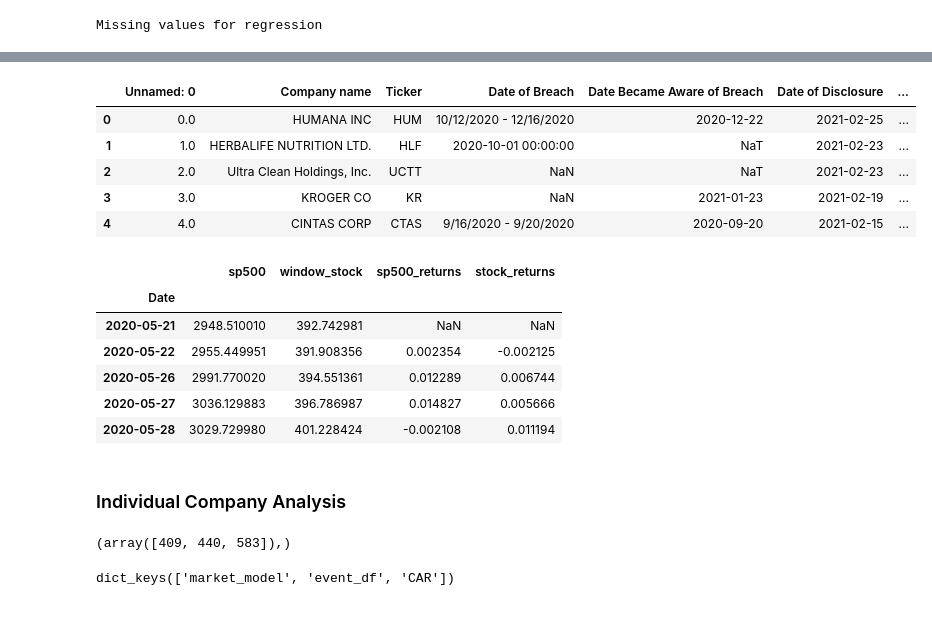
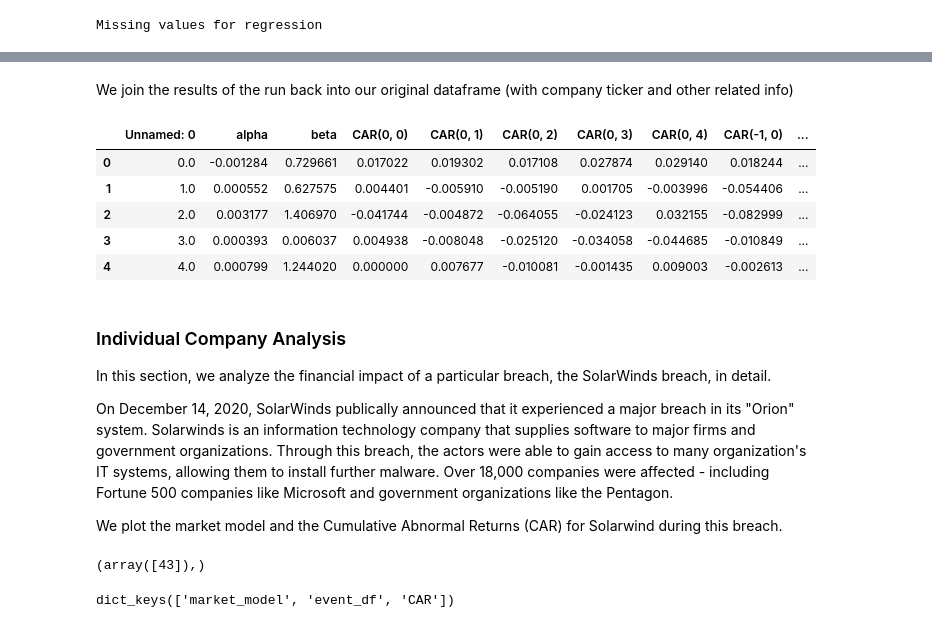
Before and after one commit to Zeyuzhao/BreachPrice, a Jupyter notebook: notebooks/z_model.ipynb, the cells around one changed output, grey strips where cells are left out. Saved outputs shown, nothing was run; the diff lists cells and outputs as text; code cells hidden in the pictures.

```diff
--- a/notebooks/z_model.ipynb
+++ b/notebooks/z_model.ipynb
@@ -379,30 +392,36 @@ result_df = df.copy()
+# %%
+data_df = pd.read_csv("../data/stock_indicators.csv")
+# %%
+df = pd.read_csv("../data/car_window_multi.csv")
+# %% [markdown]
+We join the results of the run back into our original dataframe (with company ticker and other related info)
 # %%
-pd.concat((result_df, data_df), axis=1).head()
+df = pd.concat((df, data_df), axis=1)
+df.head()
 # %% [output]
-|  | Unnamed: 0 | Company name | Ticker | Date of Breach | Date Became Aware of Breach | Date of Disclosure | ... |
-| 0 | 0.0 | HUMANA INC | HUM | 10/12/2020 - 12/16/2020 | 2020-12-22 | 2021-02-25 | ... |
-| 1 | 1.0 | HERBALIFE NUTRITION LTD. | HLF | 2020-10-01 00:00:00 | NaT | 2021-02-23 | ... |
-| 2 | 2.0 | Ultra Clean Holdings, Inc. | UCTT | NaN | NaT | 2021-02-23 | ... |
-| 3 | 3.0 | KROGER CO | KR | NaN | 2021-01-23 | 2021-02-19 | ... |
-| 4 | 4.0 | CINTAS CORP | CTAS | 9/16/2020 - 9/20/2020 | 2020-09-20 | 2021-02-15 | ... |
+|  | Unnamed: 0 | alpha | beta | CAR(0, 0) | CAR(0, 1) | CAR(0, 2) | CAR(0, 3) | CAR(0, 4) | CAR(-1, 0) | ... |
+| 0 | 0.0 | -0.001284 | 0.729661 | 0.017022 | 0.019302 | 0.017108 | 0.027874 | 0.029140 | 0.018244 | ... |
+| 1 | 1.0 | 0.000552 | 0.627575 | 0.004401 | -0.005910 | -0.005190 | 0.001705 | -0.003996 | -0.054406 | ... |
+| 2 | 2.0 | 0.003177 | 1.406970 | -0.041744 | -0.004872 | -0.064055 | -0.024123 | 0.032155 | -0.082999 | ... |
+| 3 | 3.0 | 0.000393 | 0.006037 | 0.004938 | -0.008048 | -0.025120 | -0.034058 | -0.044685 | -0.010849 | ... |
+| 4 | 4.0 | 0.000799 | 1.244020 | 0.000000 | 0.007677 | -0.010081 | -0.001435 | 0.009003 | -0.002613 | ... |
-# %%
-.head()
-# %% [output]
-|  | sp500 | window_stock | sp500_returns | stock_returns |
-| Date |  |  |  |  |
-| 2020-05-21 | 2948.510010 | 392.742981 | NaN | NaN |
-| 2020-05-22 | 2955.449951 | 391.908356 | 0.002354 | -0.002125 |
-| 2020-05-26 | 2991.770020 | 394.551361 | 0.012289 | 0.006744 |
-| 2020-05-27 | 3036.129883 | 396.786987 | 0.014827 | 0.005666 |
-| 2020-05-28 | 3029.729980 | 401.228424 | -0.002108 | 0.011194 |
-# %% [markdown]
-### Individual Company Analysis
+# %% [markdown]
+### Individual Company Analysis
+
+In this section, we analyze the financial impact of a particular breach, the SolarWinds breach, in detail.
+
+On December 14, 2020, SolarWinds publically announced that it experienced a major breach in its "Orion" system. Solarwinds is an information technology company that supplies software to major firms and government organizations. Through this breach, the actors were able to gain access to many organization's IT systems, allowing them to install further malware. Over 18,000 companies were affected - including Fortune 500 companies like Microsoft and government organizations like the Pentagon.
+
+We plot the market model and the Cumulative Abnormal Returns (CAR) for Solarwind during this breach.
 # %%
 # Find indexes by company name (Equifax)
 # df.index[df['Ticker'] == 'EFX']
-np.where(df['Ticker'] == 'EFX')
+np.where(df['Ticker'] == 'SWI')
+
+# Equifax hack: 409
+# Solarwinds: 43
 # %% [output]
-(array([409, 440, 583]),)
+(array([43]),)
 # %%
 raw_results[0].keys()
 # %% [output]
```
Also changed, not shown: parts of 40 cells of this notebook.
